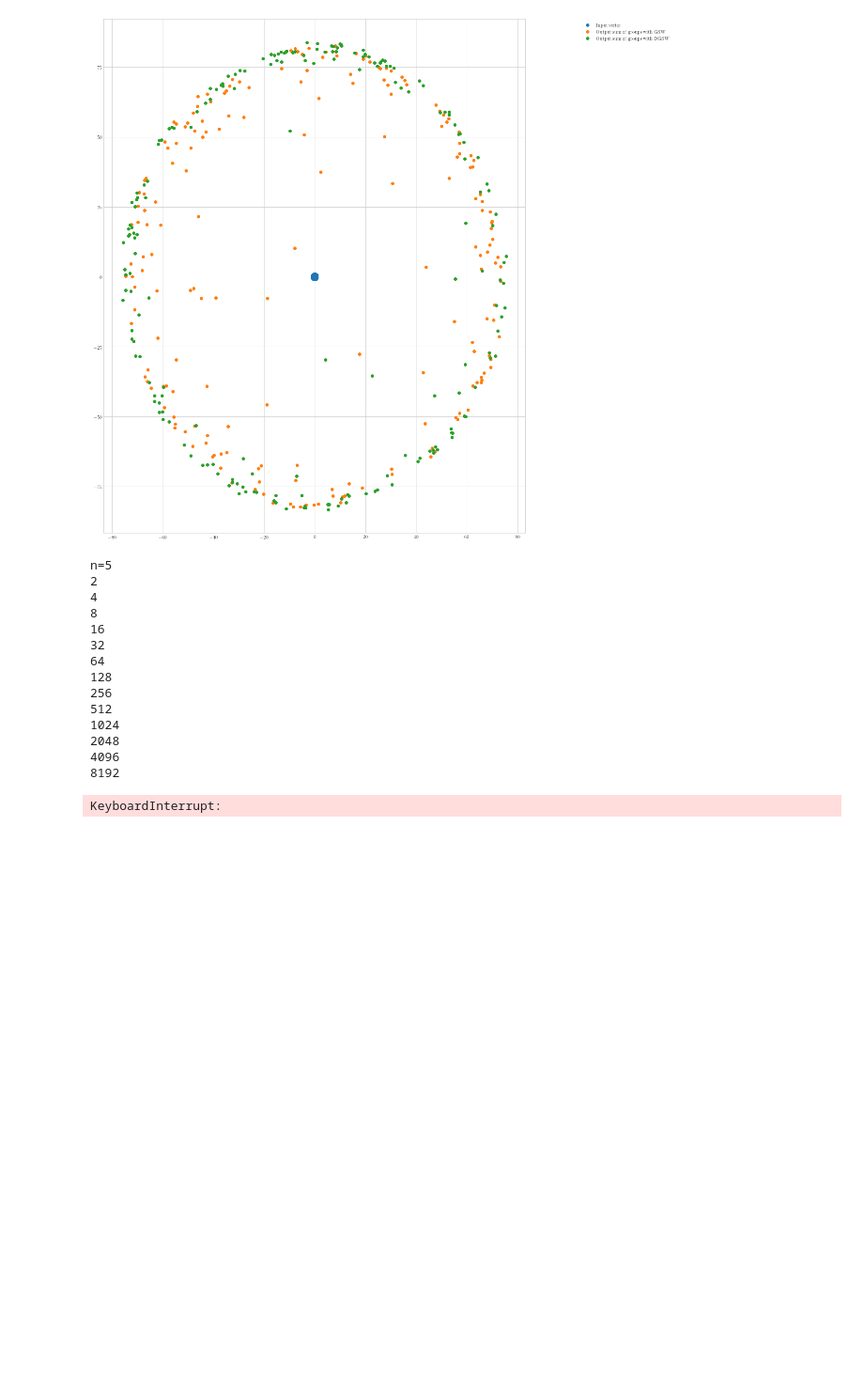
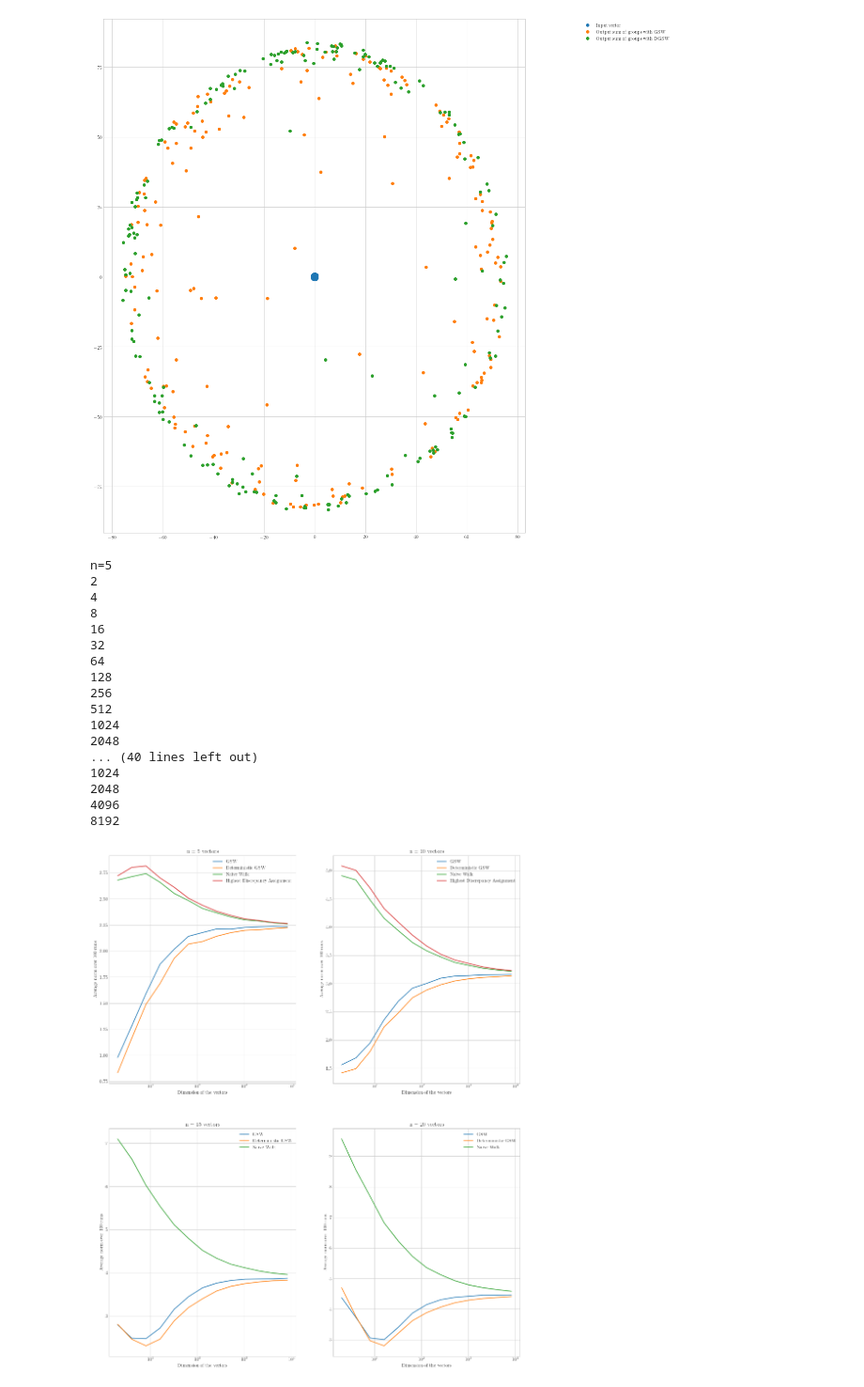
Before and after one commit to gbossy/GSWalk, a Jupyter notebook: Using_A_T_instead_of_lstsq.ipynb, the cells around one changed output. Shown at 94% size. Drawn from its saved outputs; the diff is of its cells as text; code cells hidden in the pictures; blank space fills up the shorter version.

```diff
--- a/Using_A_T_instead_of_lstsq.ipynb
+++ b/Using_A_T_instead_of_lstsq.ipynb
@@ -398,7 +398,7 @@ def best_coloring(v,minimizing=True):
         if best_disc is None or (disc-best_disc)*(1 if minimizing else -1)<0:
             best_disc=disc
             best_assignment=assignment
-    return np.sqrt(best_disc),best_assignment
+    return best_disc,best_assignment
 
 def open_dic_file(file_name):
     try:
@@ -556,11 +556,12 @@ tikzplotlib.save(f"A_T_instead_of_lstsq_{n}.tex")
 # %% [output]
 [figure]
 # %%
-max_power=15.0
+max_power=14.0
+#max_power=5.0
 l=np.logspace(1.0, max_power, num=int(max_power), base=2.0)
 n_list=[5,10,15,20]
 #n_list=[5,10]
-repeat=10**3
+repeat=2*10**2
 #repeat=10**1
 foldername='Using_A_T_instead_of_lstsq_dics/'
 #load dics
@@ -582,56 +583,62 @@ for n in n_list:
     for d_ in l:
         d=int(d_)
         print(d)
-        if norms_gsw[n].get(d) is None:
+        if norms_gsw[n].get(d) is None or (n>10 and d>=32):
             norms_gsw[n][d]=[]
-        if norms_gsw_det[n].get(d) is None:
+        if norms_gsw_det[n].get(d) is None or (n>10 and d>=32):
             norms_gsw_det[n][d]=[]
-        if norms_naive[n].get(d) is None:
+        if norms_naive[n].get(d) is None or (n>10 and d>=32):
             norms_naive[n][d]=[]
-        if norms_best[n].get(d) is None:
+        if norms_best[n].get(d) is None or (n>10 and d>=32):
             norms_best[n][d]=[]
-        while len(norms_gsw[n][d])<repeat:
+        while min(len(norms_gsw[n][d]),len(norms_gsw_det[n][d]),len(norms_naive[n][d]))<repeat and (len(norms_best[n][d])<repeat or n>10):
             v=sample_from_ball(n,d=d)
-            x=gram_schmidt_walk(v,np.zeros(n))
             B=np.transpose(np.vstack(tuple([e for e in v])))
-            norms_gsw[n][d].append(np.sqrt(sum([x_**2 for x_ in np.matmul(B,x)])))
-            x_det=gram_schmidt_walk(v,np.zeros(n),smallest_delta=True)
-            norms_gsw_det[n][d].append(np.sqrt(sum([x_**2 for x_ in np.matmul(B,x_det)])))
-            x_naive=naive_walk(v,minimizing=False)
-            norms_naive[n][d].append(np.sqrt(sum([x_**2 for x_ in np.matmul(B,x_naive)])))
-            if n<=10:
+            if len(norms_gsw[n][d])<repeat:
+                x=gram_schmidt_walk(v,np.zeros(n))
+                norms_gsw[n][d].append(np.sqrt(sum([x_**2 for x_ in np.matmul(B,x)])))
+            if len(norms_gsw_det)<repeat:
+                x_det=gram_schmidt_walk(v,np.zeros(n),smallest_delta=True)
+                norms_gsw_det[n][d].append(np.sqrt(sum([x_**2 for x_ in np.matmul(B,x_det)])))
+            if len(norms_naive[n][d])<repeat:
+                x_naive=naive_walk(v,minimizing=False)
+                norms_naive[n][d].append(np.sqrt(sum([x_**2 for x_ in np.matmul(B,x_naive)])))
+            if n<=10 and len(norms_best[n][d])<repeat:
                 disc,x_best=best_coloring(v,minimizing=False)
                 norms_best[n][d].append(disc)
     plt.subplot(2,2,int(n/5))
     plt.plot(l,[sum(norms_gsw[n][d])/repeat for d in l],label=f'GSW')
     plt.plot(l,[sum(norms_gsw_det[n][d])/repeat for d in l],label=f'Deterministic GSW')
     plt.plot(l,[sum(norms_naive[n][d])/repeat for d in l],label=f'Naive Walk')
     if n<=10:
-        plt.plot(l,[sum(norms_best[n][d])/repeat for d in l],label=f'Lowest Discrepancy Assignment')
+        plt.plot(l,[sum(norms_best[n][d])/repeat for d in l],label=f'Highest Discrepancy Assignment')
     plt.title(f'n = {n} vectors')
     plt.xlabel('Dimension of the vectors')
     plt.ylabel(f'Average norm over {repeat} runs')
     plt.legend()
     plt.xscale('log')
-plt.savefig(f'comparative_norms_n={n_list}_repeat={repeat}_max_dim={2**max_power}.pdf')
-tikzplotlib.save(f"comparative_norms_n={n}_repeat={repeat}_max_dim={2**max_power}.tex")
+plt.savefig(f'{foldername}comparative_norms_n={n_list}_repeat={repeat}_max_dim={2**max_power}.pdf')
+tikzplotlib.save(f"{foldername}comparative_norms_n={n}_repeat={repeat}_max_dim={2**max_power}.tex")
 plt.show()
 # %% [output]
 n=5
 2
 4
 8
 16
 32
 64
 128
 256
 512
 1024
 2048
+... (40 lines left out)
+1024
+2048
 4096
 8192
-KeyboardInterrupt:
+[figure, added]
 # %%
 #save dics
 save_dic_to_file(norms_gsw,f'{foldername}norms_gsw.pkl')
```
Also changed, not shown: 10 other files.
